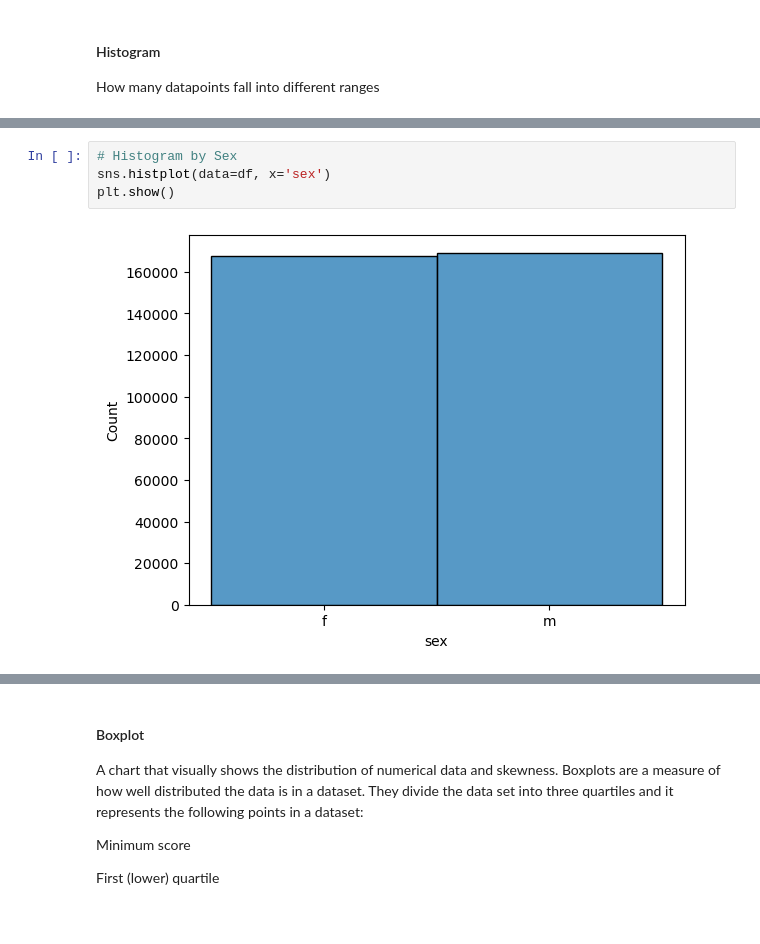
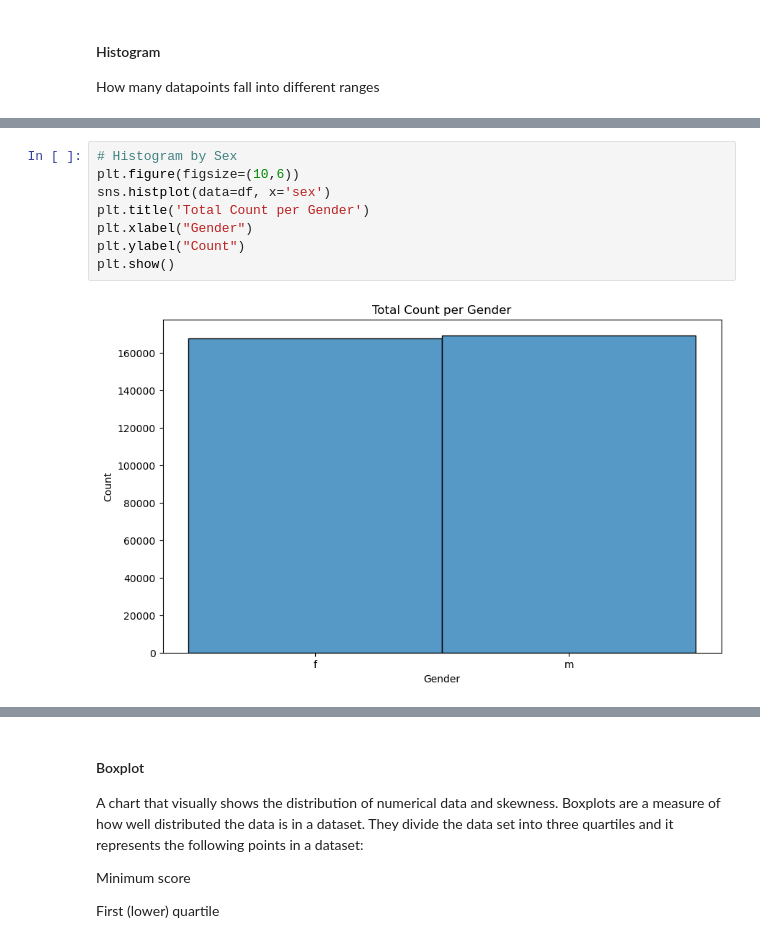
Before and after one commit to lakelure2020/OpenClassroom, a Jupyter notebook: Exploratory_Data_Analysis_with_Python.ipynb, the cells around one changed output, grey strips where cells are left out. Cells and saved outputs as stored; diff of their text form.

```diff
--- a/Exploratory_Data_Analysis_with_Python.ipynb
+++ b/Exploratory_Data_Analysis_with_Python.ipynb
@@ -461,8 +463,12 @@ plt.show()
 # %%
 # Histogram by Sex
+plt.figure(figsize=(10,6))
 sns.histplot(data=df, x='sex')
+plt.title('Total Count per Gender')
+plt.xlabel("Gender")
+plt.ylabel("Count")
 plt.show()
 # %% [output]
-[figure, old version]
+[figure, new version]
 # %%
 # creating a Histogram by birth
```
Also changed, not shown: parts of 49 cells of this notebook.
